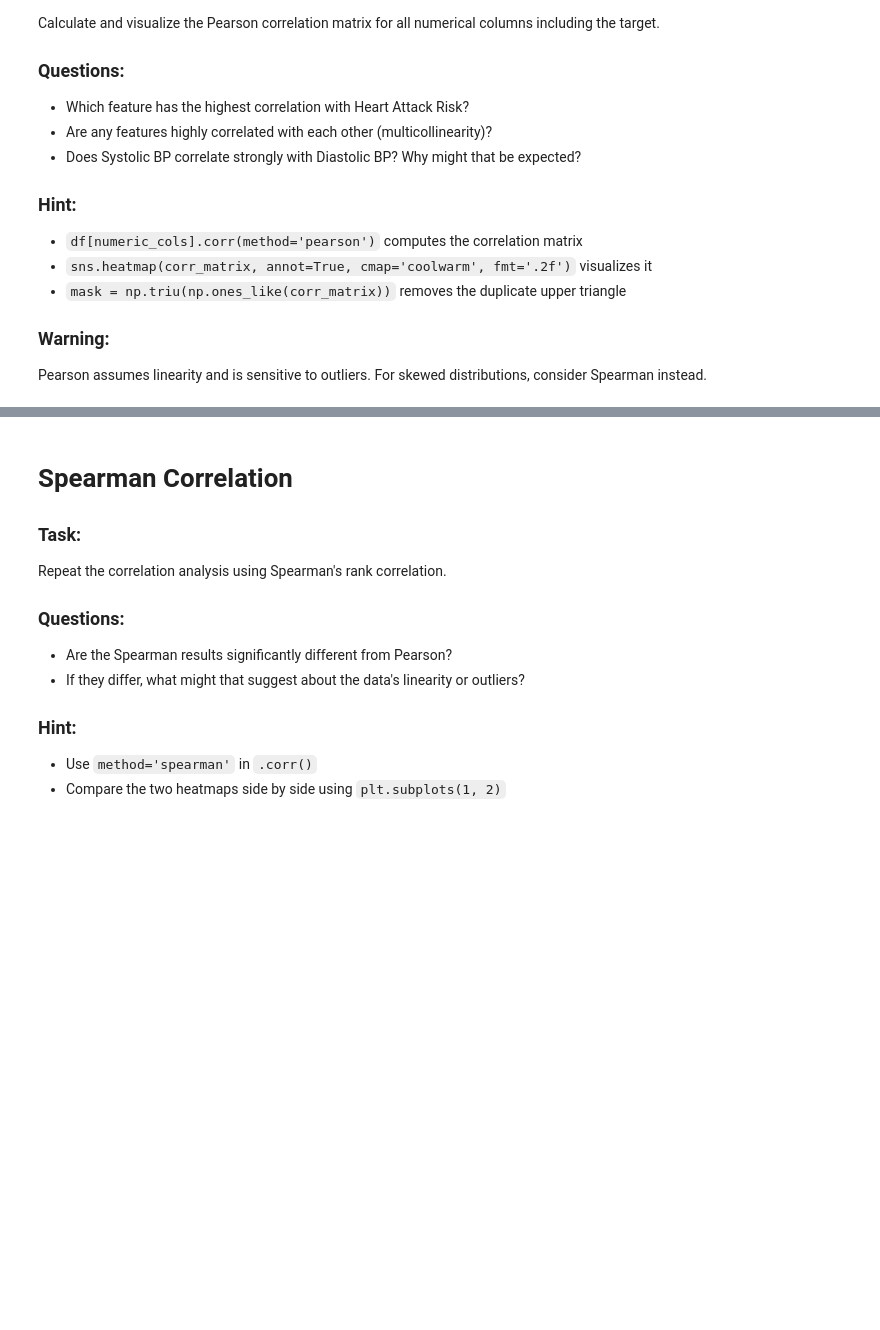
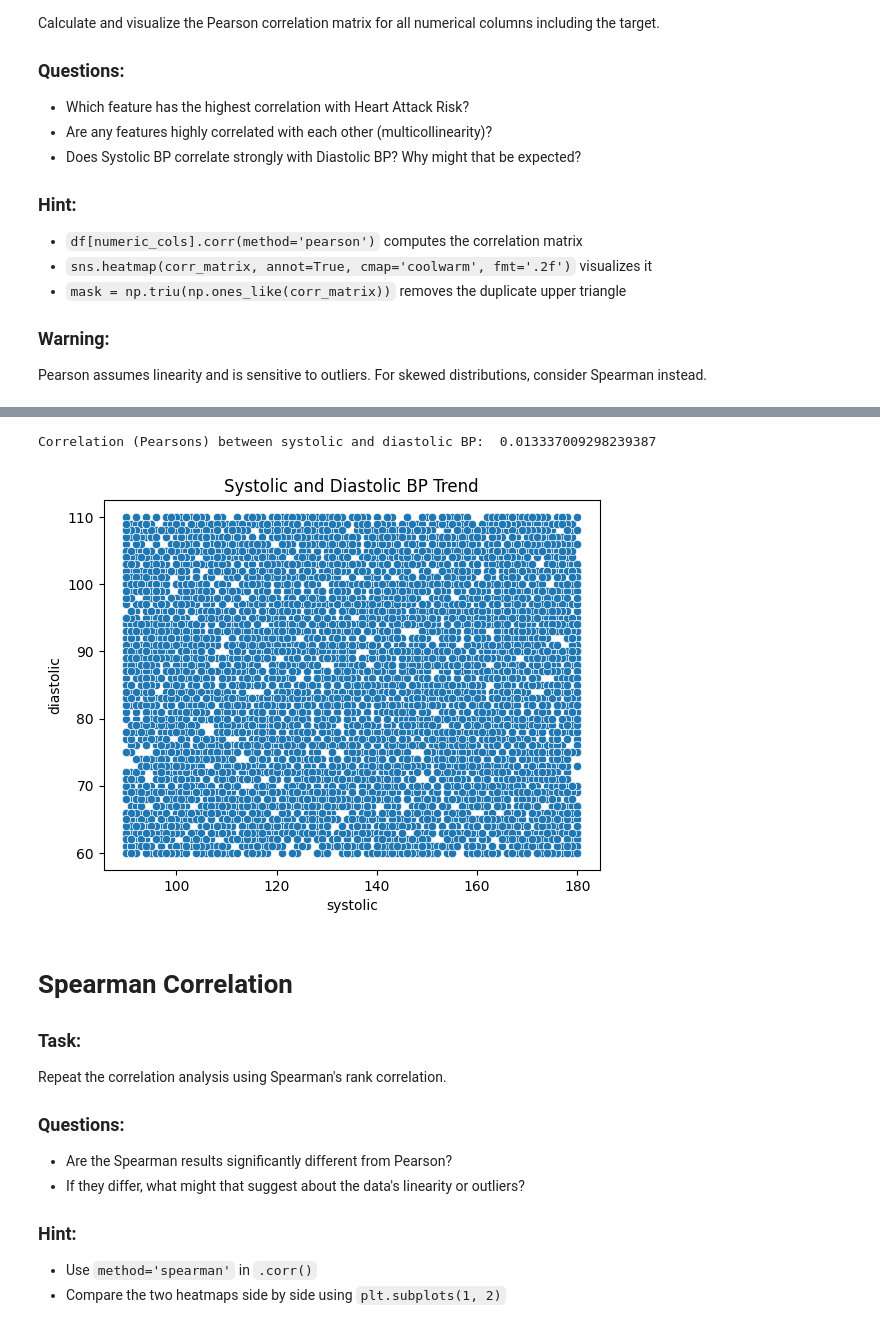
Before and after one commit to CodexAarogya/Fusemachines-Assignments, a Jupyter notebook: Week-1/Data Wrangling/Wk_1_Data_Wrangling_HeartAttack.ipynb, the cells around one changed output, grey strips where cells are left out. Drawn from its saved outputs; the diff is of its cells as text; code cells hidden in the pictures; blank space fills up the shorter version.

```diff
--- a/Week-1/Data Wrangling/Wk_1_Data_Wrangling_HeartAttack.ipynb
+++ b/Week-1/Data Wrangling/Wk_1_Data_Wrangling_HeartAttack.ipynb
@@ -702,5 +695,13 @@ sns.heatmap(spearman_mat, annot=True, cmap='coolwarm', fmt='.2f')
 # %%
 # Your code here
+sys_dias_pear_corr = copied_clinical['systolic'].corr(copied_clinical['diastolic'], method='pearson')
+print("Correlation (Pearsons) between systolic and diastolic BP: ", sys_dias_pear_corr)
+sns.scatterplot(data=copied_clinical, x='systolic', y='diastolic')
+plt.title("Systolic and Diastolic BP Trend")
+plt.show()
+# %% [output]
+Correlation (Pearsons) between systolic and diastolic BP:  0.013337009298239387
+[figure, added]
 # %% [markdown]
 # Spearman Correlation
 
```
Also changed, not shown: parts of 19 cells of this notebook.
